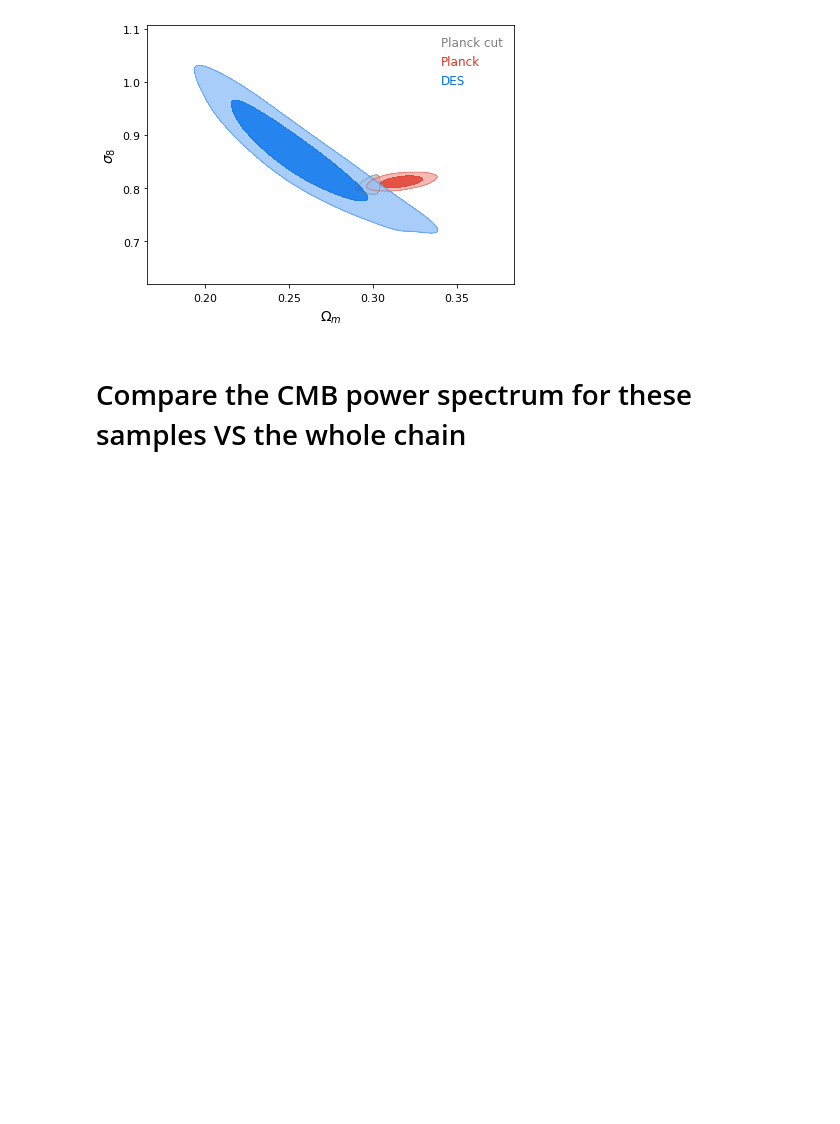
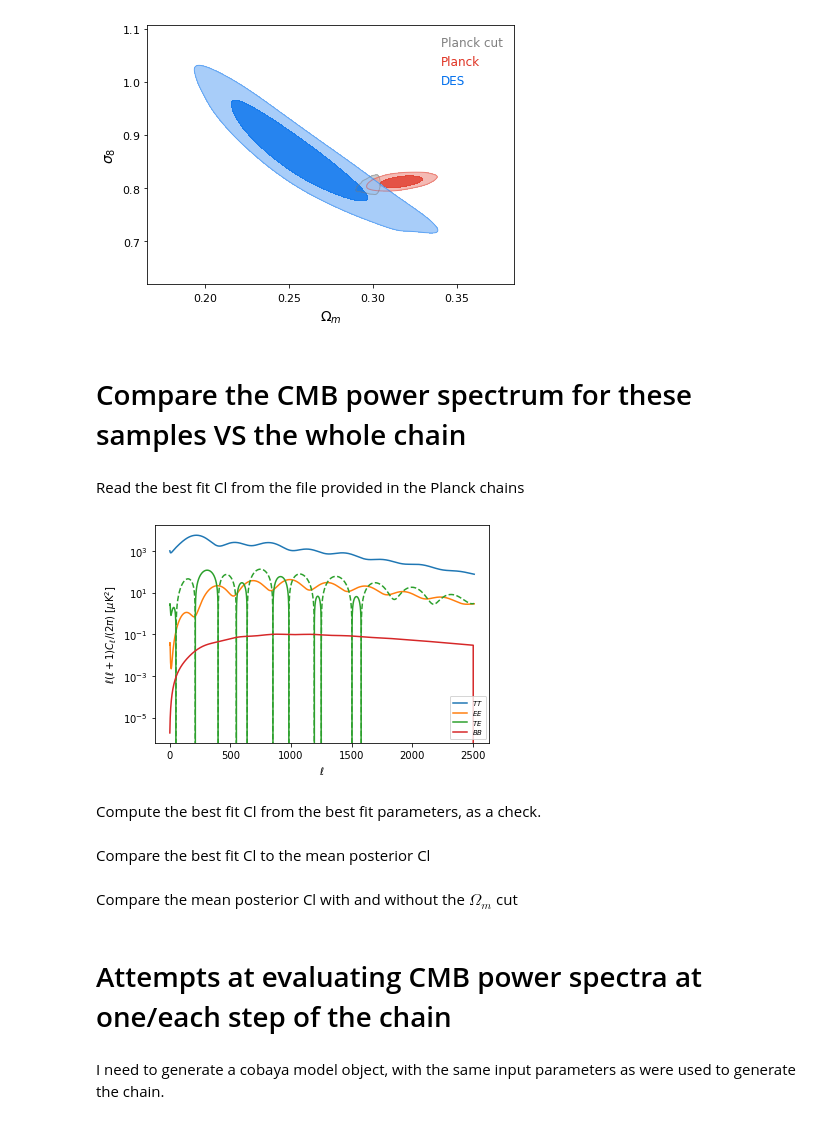
Before and after one commit to EmmanuelSchaan/CobayaExploration, a Jupyter notebook: explore_planck_chains.ipynb, the cells around one changed output. Saved outputs shown, nothing was run; the diff lists cells and outputs as text; code cells hidden in the pictures; blank space fills up the shorter version.

```diff
--- a/explore_planck_chains.ipynb
+++ b/explore_planck_chains.ipynb
@@ -229,3 +229,47 @@ g.add_legend(['Planck cut', 'Planck', 'DES'], colored_text=True)
 [figure]
 # %% [markdown]
 # Compare the CMB power spectrum for these samples VS the whole chain
+# %% [markdown]
+Read the best fit Cl from the file provided in the Planck chains
+# %%
+pathDir = "../../data/planck_chains_2018/COM_CosmoParams_fullGrid_R3.01/"
+runParams = "base"
+runData = "plikHM_TTTEEE_lowl_lowE"
+
+bestFitClPath = pathDir + runParams + "/" + runData + "/base_" + runData + ".minimum.theory_cl"
+# %%
+# The power spectra are listed as
+# Dl = l*(l+1) * Cl / (2*np.pi) [muK^2]
+# For the lensing deflection d:
+# Dl^{dd} = (l*(l+1))^2 * Cl^{phi phi} / (2*np.pi)
+ell, DTT, DTE, DEE, DBB, Ddd = np.genfromtxt(bestFitClPath).T
+# %%
+fig=plt.figure(0)
+ax=fig.add_subplot(111)
+#
+ax.plot(ell, DTT, label=r'$TT$')
+ax.plot(ell, DEE, label=r'$EE$')
+plot=ax.plot(ell, DTE, label=r'$TE$')
+ax.plot(ell, -DTE, ls='--', c=plot[0].get_color())
+ax.plot(ell, DBB, label=r'$BB$')
+# ax.plot(ell, Ddd)
+#
+ax.legend(loc=4, fontsize='x-small', labelspacing=0.1)
+ax.set_yscale('log', nonposy='clip')
+ax.set_xlabel(r'$\ell$')
+ax.set_ylabel(r'$\ell(\ell+1) C_\ell / (2\pi)$ [$\mu$K$^2$]')
+
+
+plt.show()
+# %% [output]
+[figure, added]
+# %% [markdown]
+Compute the best fit Cl from the best fit parameters, as a check.
+# %% [markdown]
+Compare the best fit Cl to the mean posterior Cl
+# %% [markdown]
+Compare the mean posterior Cl with and without the $\Omega_m$ cut
+# %% [markdown]
+# Attempts at evaluating CMB power spectra at one/each step of the chain
+# %% [markdown]
+I need to generate a cobaya model object, with the same input parameters as were used to generate the chain.
```
Also changed, not shown: parts of 12 cells of this notebook, 1 other file.
